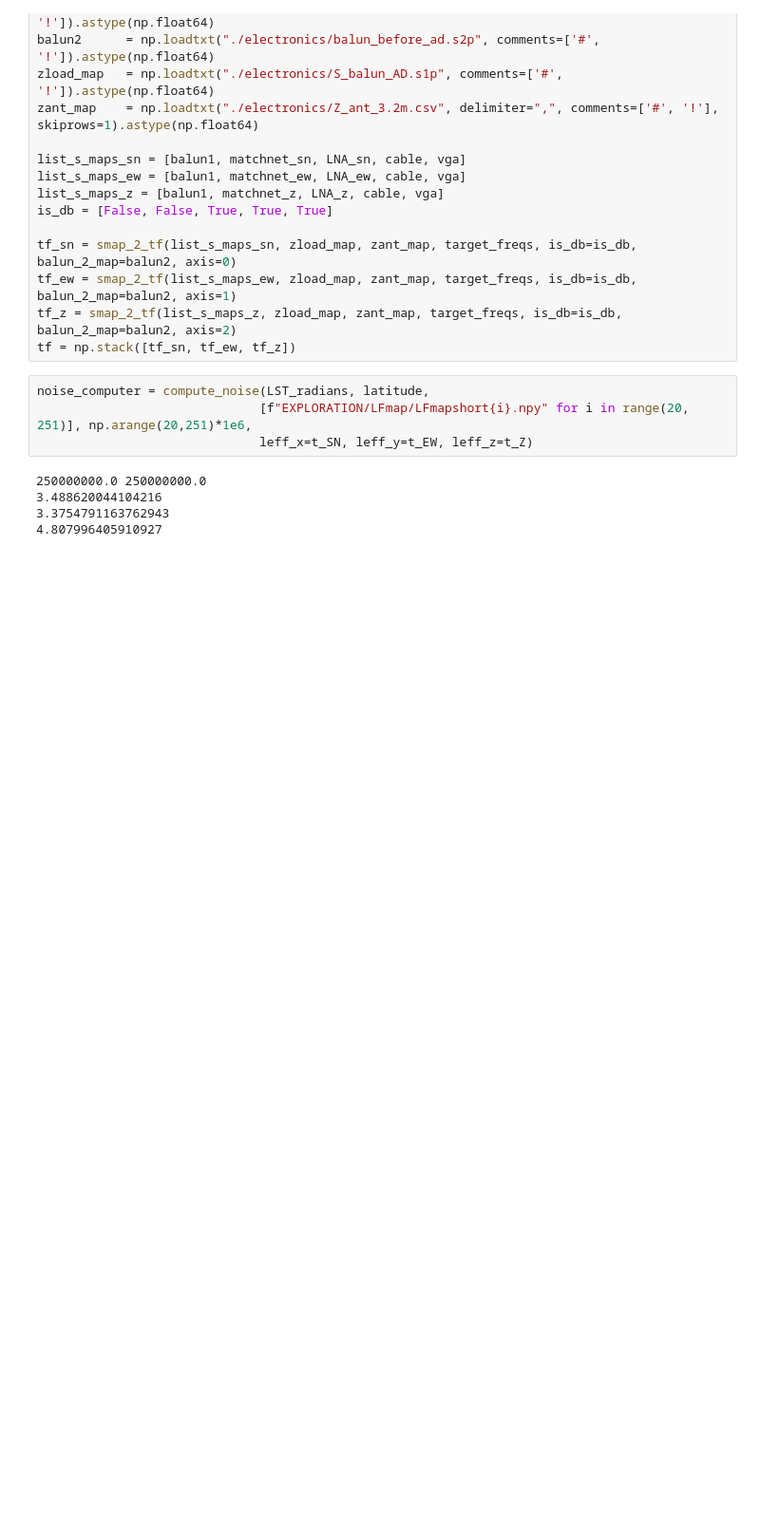
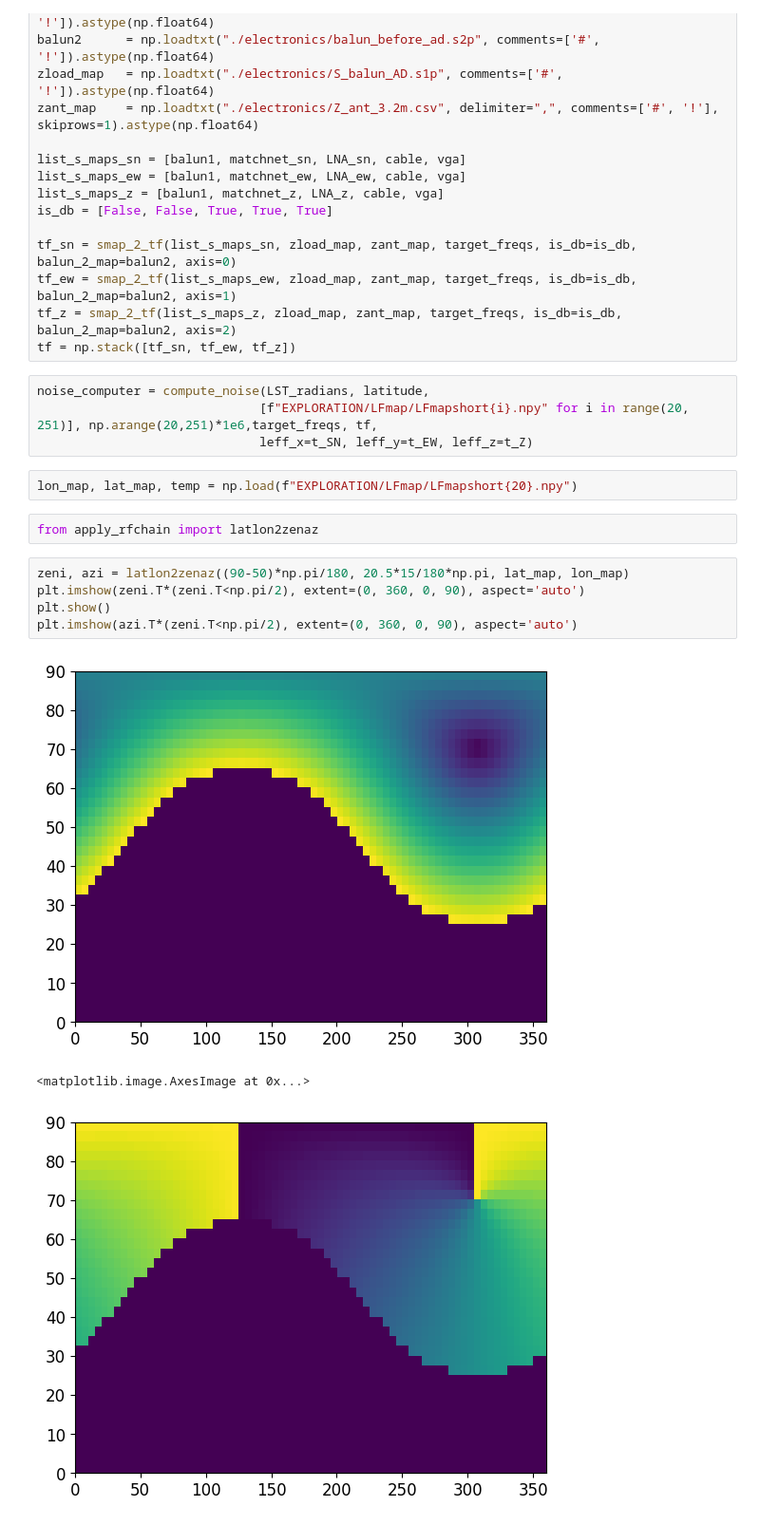
Before and after one commit to arsenefer/DU_response_computation, a Jupyter notebook: test_clean_noise.ipynb, the cells around one changed output. Shown at 95% size. Drawn from its saved outputs; the diff is of its cells as text; blank space fills up the shorter version.

```diff
--- a/test_clean_noise.ipynb
+++ b/test_clean_noise.ipynb
@@ -57,13 +57,21 @@ tf_z = smap_2_tf(list_s_maps_z, zload_map, zant_map, target_freqs, is_db=is_db,
 tf = np.stack([tf_sn, tf_ew, tf_z])
 # %%
 noise_computer = compute_noise(LST_radians, latitude,
-                              [f"EXPLORATION/LFmap/LFmapshort{i}.npy" for i in range(20, 251)], np.arange(20,251)*1e6,
+                              [f"EXPLORATION/LFmap/LFmapshort{i}.npy" for i in range(20, 251)], np.arange(20,251)*1e6,target_freqs, tf,
                               leff_x=t_SN, leff_y=t_EW, leff_z=t_Z)
-# %% [output]
-250000000.0 250000000.0
-3.488620044104216
-3.3754791163762943
-4.807996405910927
+# %%
+lon_map, lat_map, temp = np.load(f"EXPLORATION/LFmap/LFmapshort{20}.npy")
+# %%
+from apply_rfchain import latlon2zenaz
+# %%
+zeni, azi = latlon2zenaz((90-50)*np.pi/180, 20.5*15/180*np.pi, lat_map, lon_map)
+plt.imshow(zeni.T*(zeni.T<np.pi/2), extent=(0, 360, 0, 90), aspect='auto')
+plt.show()
+plt.imshow(azi.T*(zeni.T<np.pi/2), extent=(0, 360, 0, 90), aspect='auto')
+# %% [output]
+[figure, added]
+<matplotlib.image.AxesImage at 0x...>
+[figure, added]
 # %%
 noise_computer.noise_power()
 # %% [output]
```
Also changed, not shown: parts of 13 cells of this notebook, 1 other file.
